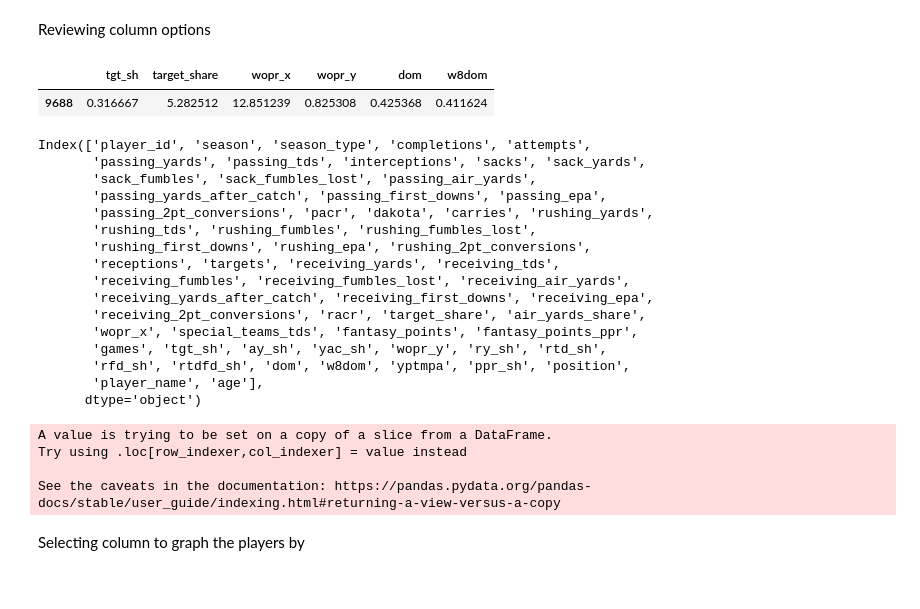
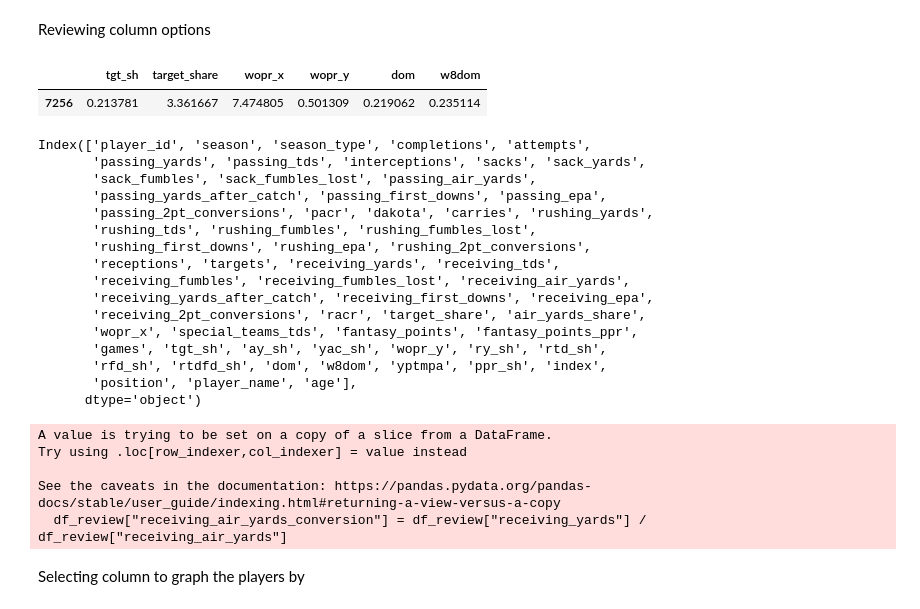
Before and after one commit to Alex-Bishka/Fantasy, a Jupyter notebook: Analysis/Notebooks/SeasonReviewNotebooks/Season Review - Scatter Plot.ipynb, the cells around one changed output. Saved outputs shown, nothing was run; the diff lists cells and outputs as text; code cells hidden in the pictures.

```diff
--- a/Analysis/Notebooks/SeasonReviewNotebooks/Season Review - Scatter Plot.ipynb
+++ b/Analysis/Notebooks/SeasonReviewNotebooks/Season Review - Scatter Plot.ipynb
@@ -7,6 +7,6 @@ from utils.scatter_plot import create_scatter_plot, prep_df_for_scatter_plot
 # %% [markdown]
 # Grabbing Data
 # %%
-df_all = pd.read_pickle("../../FantasyData/data-frames/df_all_2005_2023.pkl")
+df_all = pd.read_pickle("../../FantasyData/data-frames/old/df_all_2005_2023.pkl")
 # %%
 SEASON = 2023
@@ -74,10 +61,10 @@ df_review.query("targets >= 100")[["player_name", "fantasy_points", "targets"]]
 # %% [markdown]
 Reviewing column options
 # %%
-df_review.query("player_name == 'Tyreek Hill'")[["tgt_sh", "target_share", "wopr_x", "wopr_y", 'dom', 'w8dom']]
+df_review.query("player_name == 'Travis Kelce'")[["tgt_sh", "target_share", "wopr_x", "wopr_y", 'dom', 'w8dom']]
 # %% [output]
 |  | tgt_sh | target_share | wopr_x | wopr_y | dom | w8dom |
-| 9688 | 0.316667 | 5.282512 | 12.851239 | 0.825308 | 0.425368 | 0.411624 |
+| 7256 | 0.213781 | 3.361667 | 7.474805 | 0.501309 | 0.219062 | 0.235114 |
 # %%
 df_review.columns
 # %% [output]
@@ -94,7 +81,7 @@ Index(['player_id', 'season', 'season_type', 'completions', 'attempts',
        'receiving_2pt_conversions', 'racr', 'target_share', 'air_yards_share',
        'wopr_x', 'special_teams_tds', 'fantasy_points', 'fantasy_points_ppr',
        'games', 'tgt_sh', 'ay_sh', 'yac_sh', 'wopr_y', 'ry_sh', 'rtd_sh',
-       'rfd_sh', 'rtdfd_sh', 'dom', 'w8dom', 'yptmpa', 'ppr_sh', 'position',
-       'player_name', 'age'],
+       'rfd_sh', 'rtdfd_sh', 'dom', 'w8dom', 'yptmpa', 'ppr_sh', 'index',
+       'position', 'player_name', 'age'],
       dtype='object')
 # %%
@@ -113,6 +100,7 @@ A value is trying to be set on a copy of a slice from a DataFrame.
 Try using .loc[row_indexer,col_indexer] = value instead
 
 See the caveats in the documentation: https://pandas.pydata.org/pandas-docs/stable/user_guide/indexing.html#returning-a-view-versus-a-copy
+  df_review["receiving_air_yards_conversion"] = df_review["receiving_yards"] / df_review["receiving_air_yards"]
 # %% [markdown]
 Selecting column to graph the players by
 # %%
```
Also changed, not shown: parts of 8 cells of this notebook, 28 other files.
